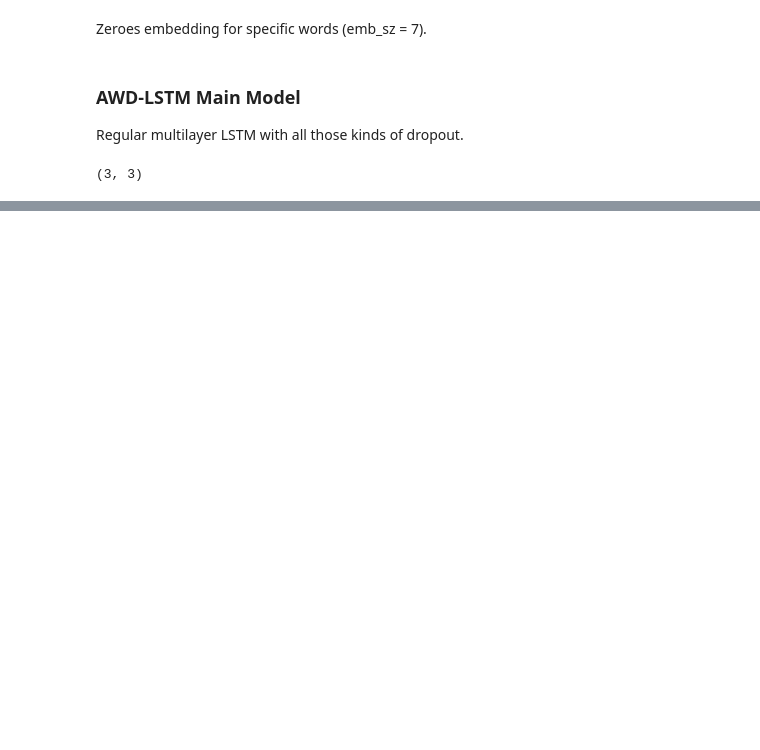
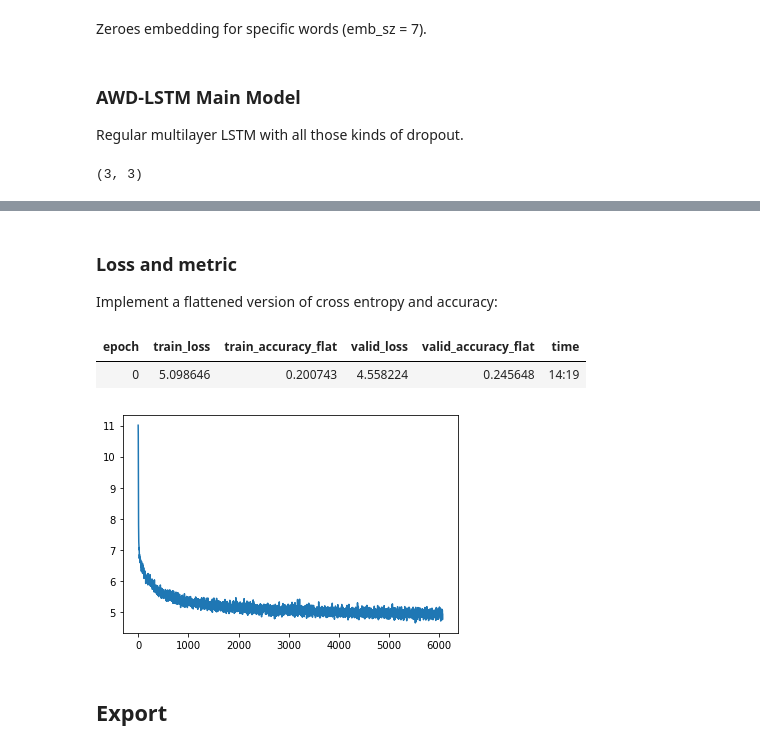
Before and after one commit to fg91/fastai_deep_learning_from_the_foundations, a Jupyter notebook: 12a_awd_lstm.ipynb, the cells around one changed output, grey strips where cells are left out. Cells and saved outputs as stored; diff of their text form; code cells hidden in the pictures; blank space fills up the shorter version.

Commit message:
Implement AWD LSTM language model

```diff
--- a/12a_awd_lstm.ipynb
+++ b/12a_awd_lstm.ipynb
@@ -517,0 +657,31 @@ raw_outputs[0].shape, outputs[0].shape
+# %% [markdown]
+### Loss and metric
+Implement a flattened version of cross entropy and accuracy:
+# %%
+#export
+def cross_entropy_flat(input, target):
+    bs, sl = target.size()
+    return F.cross_entropy(input.view(bs * sl, -1), target.view(bs * sl))
+
+def accuracy_flat(input, target):
+    bs, sl = target.size()
+    return accuracy(input.view(bs * sl, -1), target.view(bs * sl))
+# %%
+cbs = [partial(AvgStatsCallback, accuracy_flat),
+       CudaCallback, Recorder,
+       partial(GradientClipping, clip=0.),
+       partial(RNNTrainer, alpha=2., beta=1.),
+       ProgressCallback]
+# %%
+learn = Learner(test_model, data, cross_entropy_flat, lr=5e-3, cb_funcs=cbs, opt_func=adam_opt())
+# %%
+learn.fit(1)
+# %% [output]
+| epoch | train_loss | train_accuracy_flat | valid_loss | valid_accuracy_flat | time |
+| 0 | 5.098646 | 0.200743 | 4.558224 | 0.245648 | 14:19 |
+# %%
+learn.recorder.plot_loss()
+# %% [output]
+[figure, added]
+# %% [markdown]
+## Export
```
Also changed, not shown: parts of 48 cells of this notebook, 1 other file.
